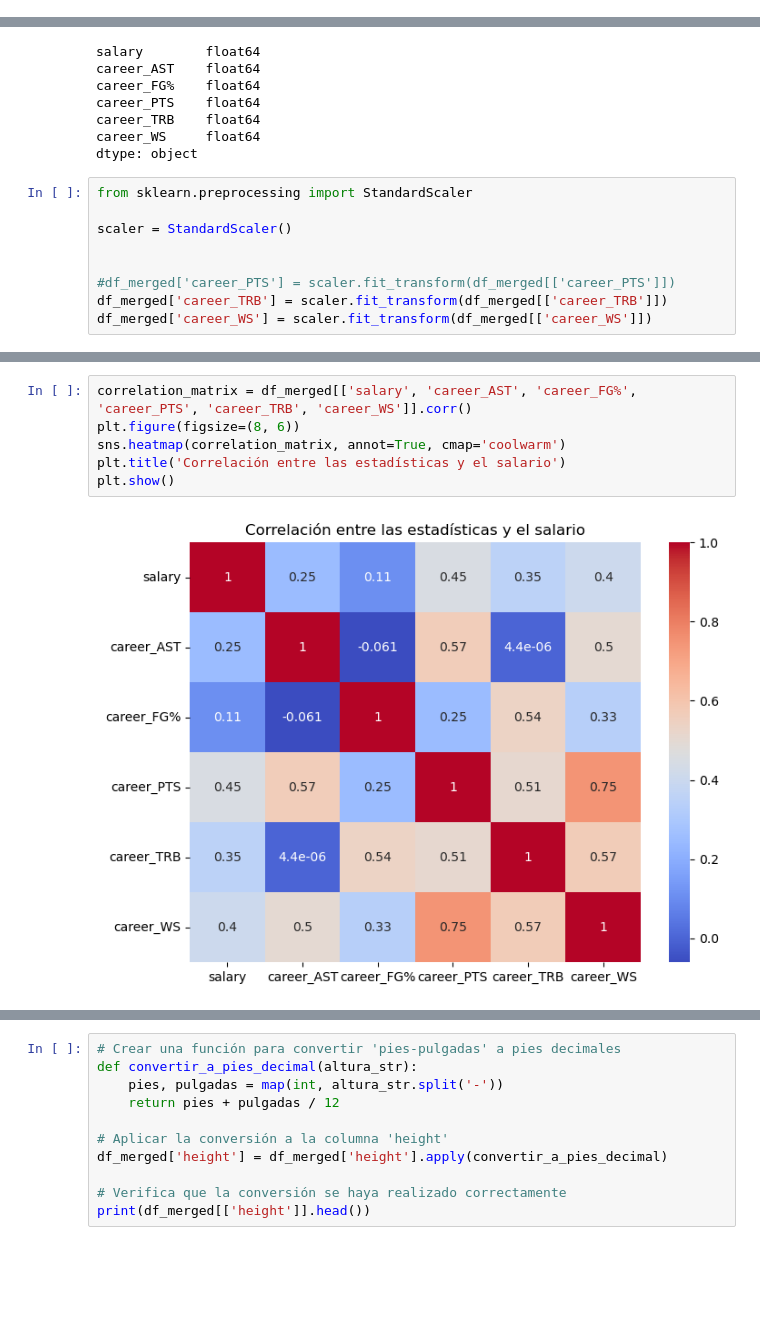
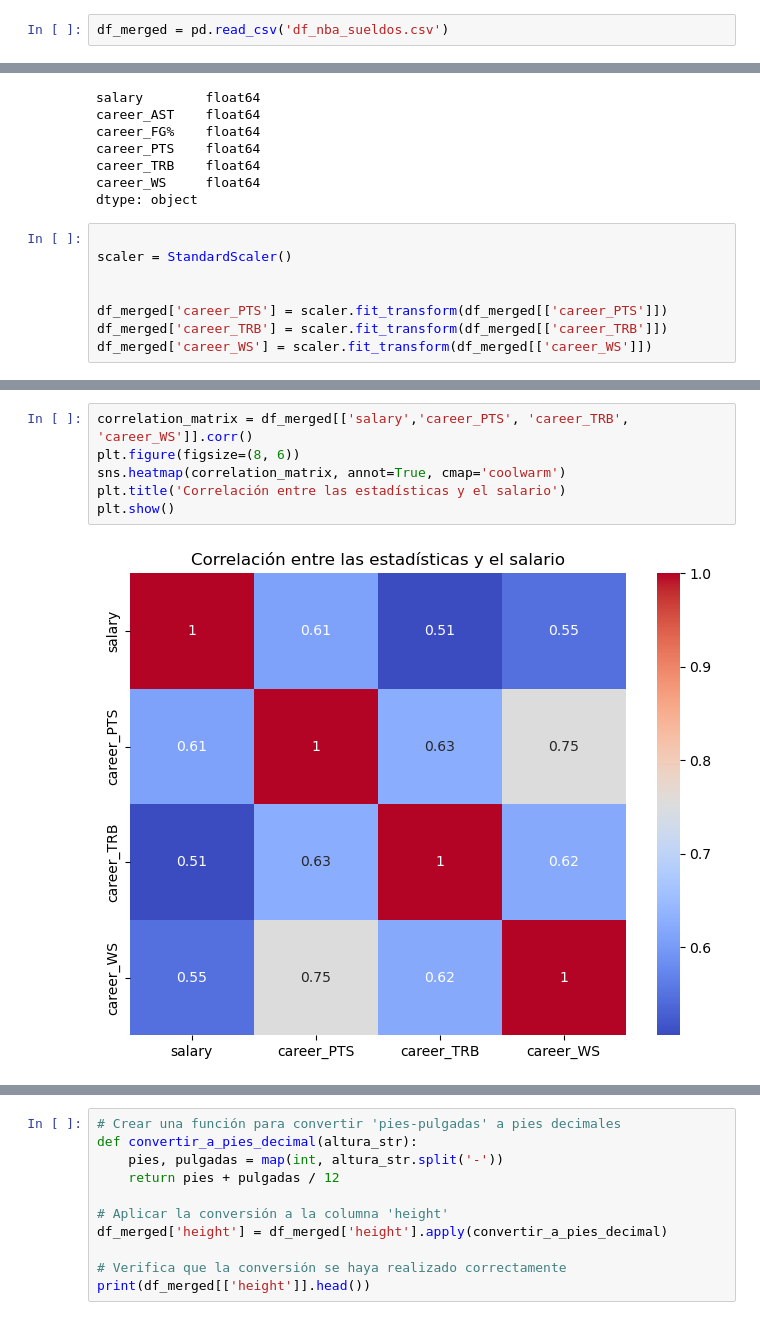
Before and after one commit to paezagustin/ML_2025, a Jupyter notebook: NBA_sueldos.ipynb, the cells around one changed output, grey strips where cells are left out. Cells and saved outputs as stored; diff of their text form; blank space fills up the shorter version.

```diff
--- a/NBA_sueldos.ipynb
+++ b/NBA_sueldos.ipynb
@@ -53,3 +65,5 @@ promedios
+# %%
+df_merged = pd.read_csv('df_nba_sueldos.csv')
 # %% [markdown]
 # Limpieza de dataset
 # %%
@@ -83,12 +97,11 @@ career_TRB    float64
 career_WS     float64
 dtype: object
 # %%
-from sklearn.preprocessing import StandardScaler
 
 scaler = StandardScaler()
 
 
-#df_merged['career_PTS'] = scaler.fit_transform(df_merged[['career_PTS']])
+df_merged['career_PTS'] = scaler.fit_transform(df_merged[['career_PTS']])
 df_merged['career_TRB'] = scaler.fit_transform(df_merged[['career_TRB']])
 df_merged['career_WS'] = scaler.fit_transform(df_merged[['career_WS']])
 # %%
@@ -107,8 +119,8 @@ plt.show()
 # %%
-correlation_matrix = df_merged[['salary', 'career_AST', 'career_FG%', 'career_PTS', 'career_TRB', 'career_WS']].corr()
+correlation_matrix = df_merged[['salary','career_PTS', 'career_TRB', 'career_WS']].corr()
 plt.figure(figsize=(8, 6))
 sns.heatmap(correlation_matrix, annot=True, cmap='coolwarm')
 plt.title('Correlación entre las estadísticas y el salario')
 plt.show()
 # %% [output]
-[figure, old version]
+[figure, new version]
```
Also changed, not shown: parts of 26 cells of this notebook, 1 other file.
